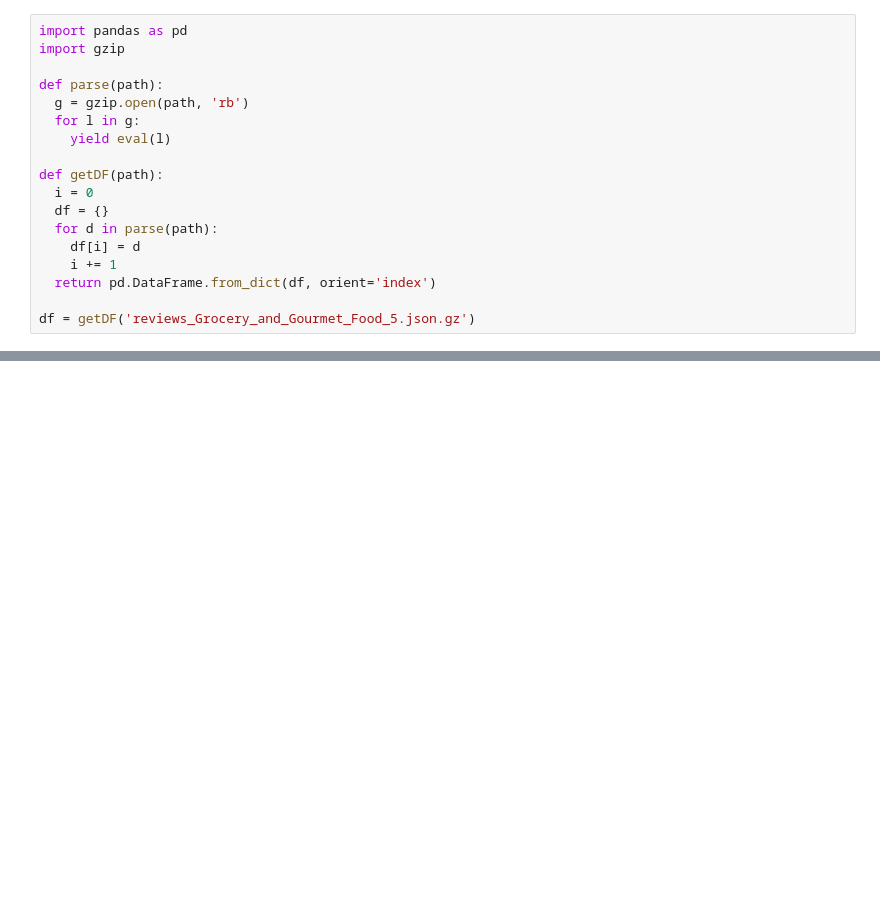
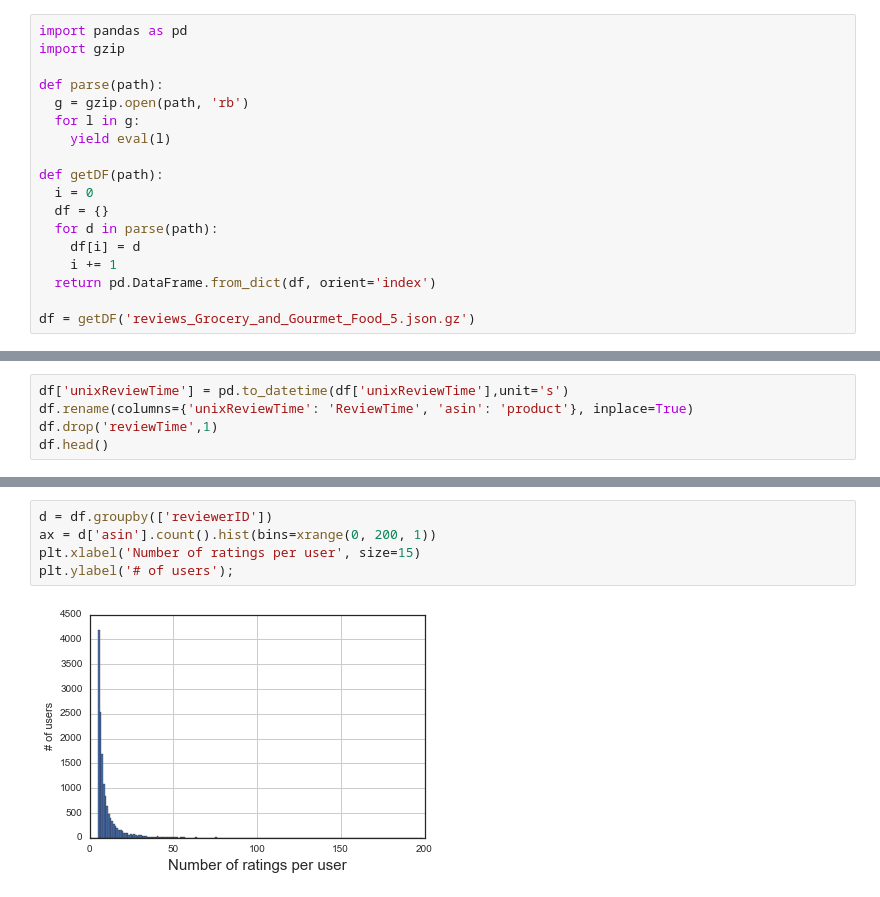
Before and after one commit to zuzannna/GardeningRecommendations, a Jupyter notebook: FoodRecommender.ipynb, the cells around one changed output, grey strips where cells are left out. Drawn from its saved outputs; the diff is of its cells as text; blank space fills up the shorter version.

```diff
--- a/FoodRecommender.ipynb
+++ b/FoodRecommender.ipynb
@@ -68,0 +33,5 @@ df.groupby(['reviewerID','asin']).sum()
+# %%
+df['unixReviewTime'] = pd.to_datetime(df['unixReviewTime'],unit='s')
+df.rename(columns={'unixReviewTime': 'ReviewTime', 'asin': 'product'}, inplace=True)
+df.drop('reviewTime',1)
+df.head()
@@ -68,0 +45,7 @@ df.groupby(['reviewerID','asin']).sum()
+# %%
+d = df.groupby(['reviewerID'])
+ax = d['asin'].count().hist(bins=xrange(0, 200, 1))
+plt.xlabel('Number of ratings per user', size=15)
+plt.ylabel('# of users');
+# %% [output]
+[figure, added]
```
Also changed, not shown: parts of 20 cells of this notebook.
